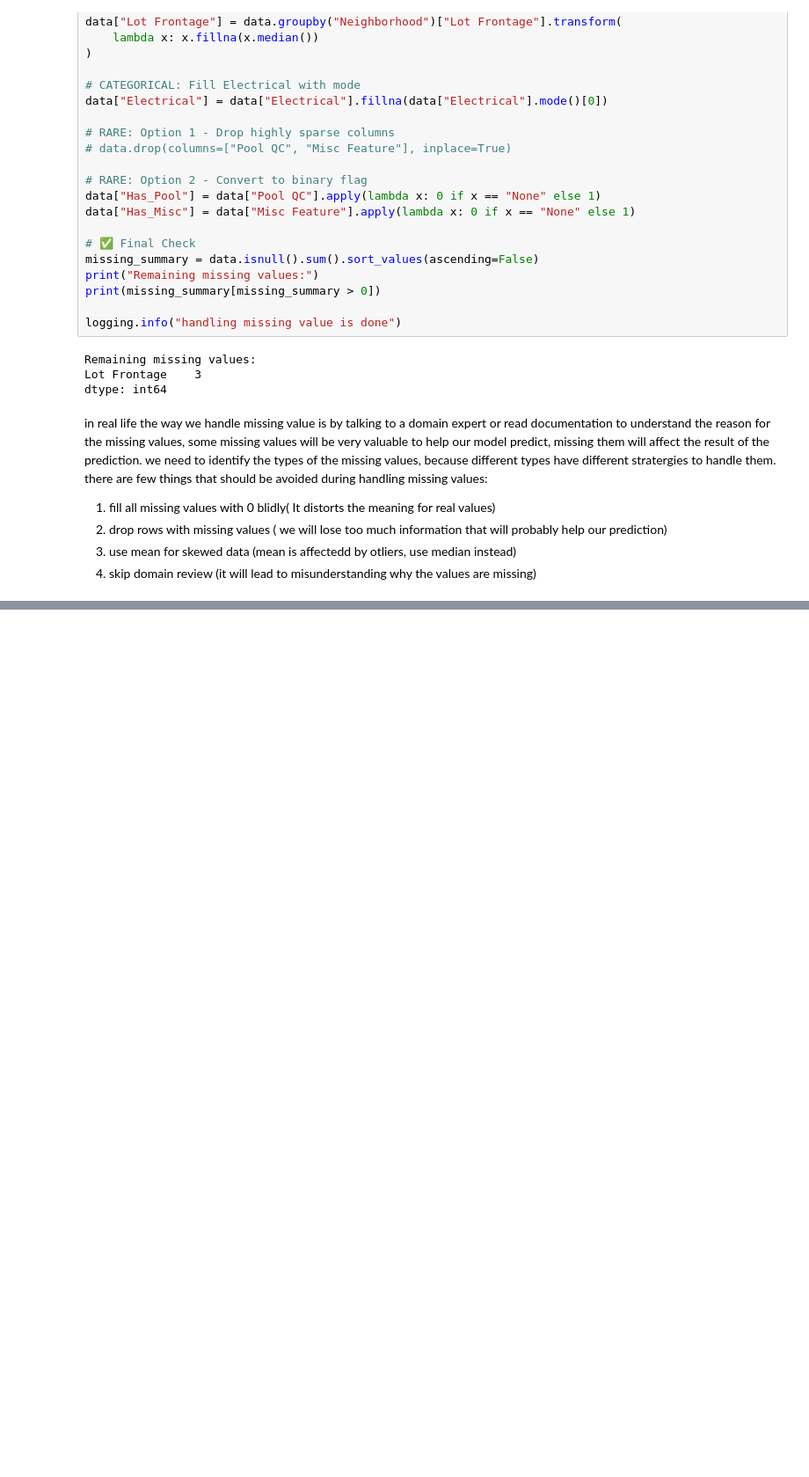
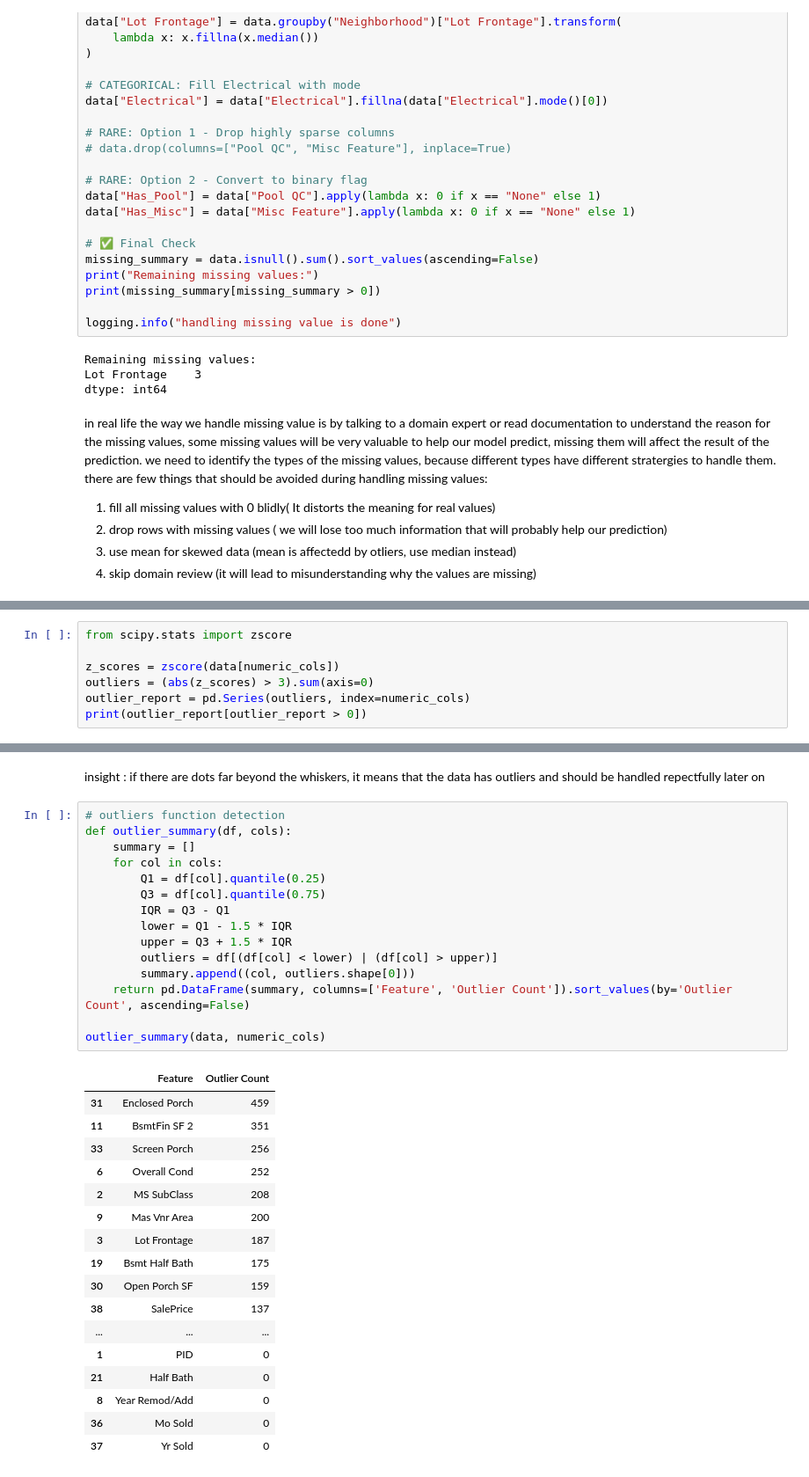
Before and after one commit to amarpoji/ames-housing-project, a Jupyter notebook: notebooks/eda.ipynb, the cells around one changed output, grey strips where cells are left out. Shown at 88% size. Saved outputs shown, nothing was run; the diff lists cells and outputs as text; blank space fills up the shorter version.

```diff
--- a/notebooks/eda.ipynb
+++ b/notebooks/eda.ipynb
@@ -218,0 +264,7 @@ in real life the way we handle missing value is by talking to a domain expert or
+# %%
+from scipy.stats import zscore
+
+z_scores = zscore(data[numeric_cols])
+outliers = (abs(z_scores) > 3).sum(axis=0)
+outlier_report = pd.Series(outliers, index=numeric_cols)
+print(outlier_report[outlier_report > 0])
@@ -218,0 +307,35 @@ in real life the way we handle missing value is by talking to a domain expert or
+# %% [markdown]
+insight : if there are dots far beyond the whiskers, it means that the data has outliers and should be handled repectfully later on
+# %%
+# outliers function detection
+def outlier_summary(df, cols):
+    summary = []
+    for col in cols:
+        Q1 = df[col].quantile(0.25)
+        Q3 = df[col].quantile(0.75)
+        IQR = Q3 - Q1
+        lower = Q1 - 1.5 * IQR
+        upper = Q3 + 1.5 * IQR
+        outliers = df[(df[col] < lower) | (df[col] > upper)]
+        summary.append((col, outliers.shape[0]))
+    return pd.DataFrame(summary, columns=['Feature', 'Outlier Count']).sort_values(by='Outlier Count', ascending=False)
+
+outlier_summary(data, numeric_cols)
+# %% [output]
+|  | Feature | Outlier Count |
+| 31 | Enclosed Porch | 459 |
+| 11 | BsmtFin SF 2 | 351 |
+| 33 | Screen Porch | 256 |
+| 6 | Overall Cond | 252 |
+| 2 | MS SubClass | 208 |
+| 9 | Mas Vnr Area | 200 |
+| 3 | Lot Frontage | 187 |
+| 19 | Bsmt Half Bath | 175 |
+| 30 | Open Porch SF | 159 |
+| 38 | SalePrice | 137 |
+| ... | ... | ... |
+| 1 | PID | 0 |
+| 21 | Half Bath | 0 |
+| 8 | Year Remod/Add | 0 |
+| 36 | Mo Sold | 0 |
+| 37 | Yr Sold | 0 |
```
Also changed, not shown: parts of 13 cells of this notebook.
